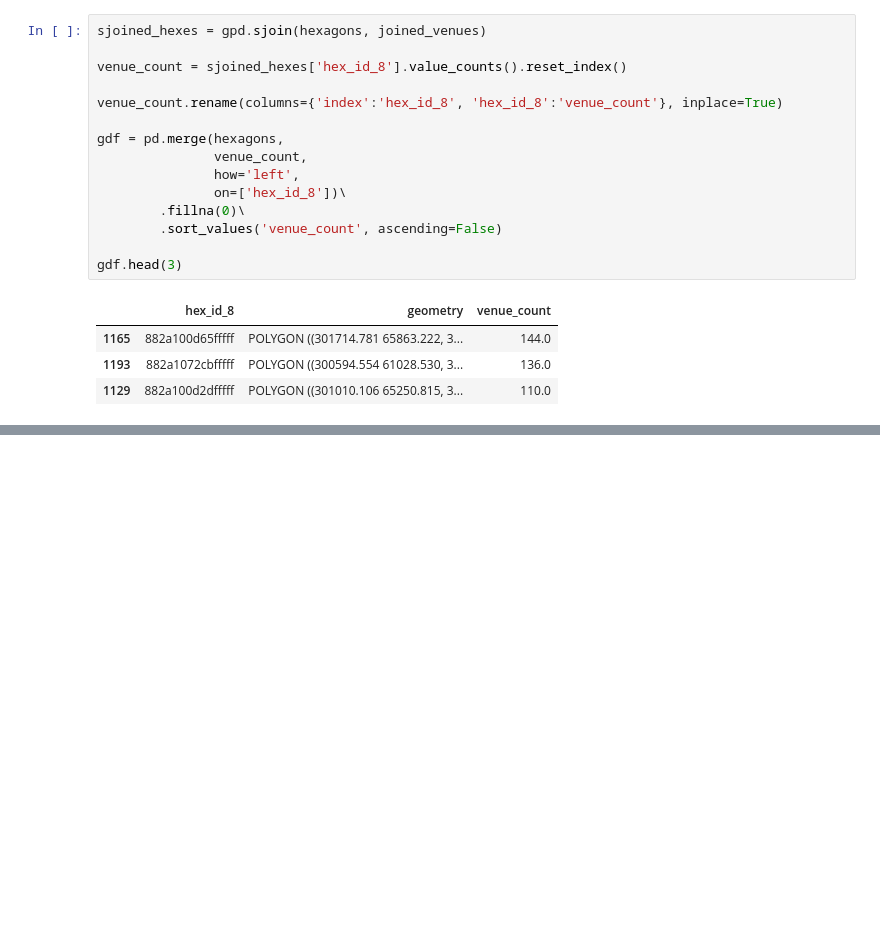
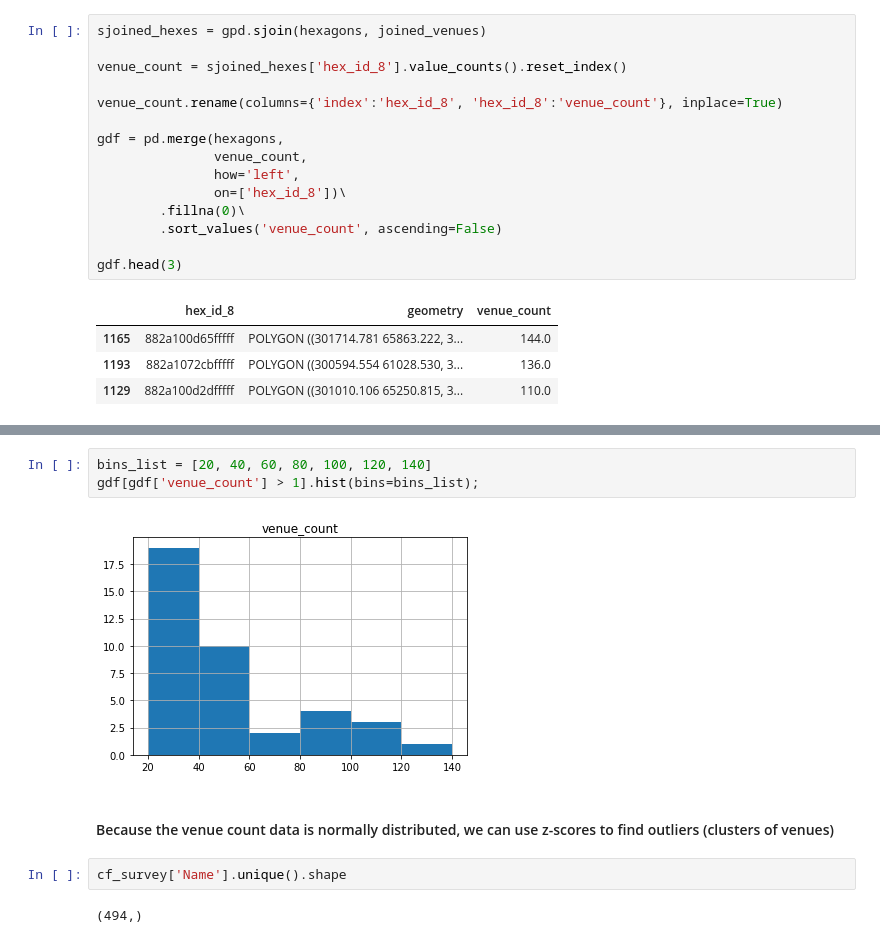
Before and after one commit to nlicalzi/mapping_nighttime_mobility, a Jupyter notebook: notebooks/venue_aggregation_and_cleaning.ipynb, the cells around one changed output, grey strips where cells are left out. Cells and saved outputs as stored; diff of their text form; blank space fills up the shorter version.

```diff
--- a/notebooks/venue_aggregation_and_cleaning.ipynb
+++ b/notebooks/venue_aggregation_and_cleaning.ipynb
@@ -155,0 +198,11 @@ out.head(3)
+# %%
+bins_list = [20, 40, 60, 80, 100, 120, 140]
+gdf[gdf['venue_count'] > 1].hist(bins=bins_list);
+# %% [output]
+[figure, added]
+# %% [markdown]
+#### Because the venue count data is normally distributed, we can use z-scores to find outliers (clusters of venues)
+# %%
+cf_survey['Name'].unique().shape
+# %% [output]
+(494,)
```
Also changed, not shown: parts of 8 cells of this notebook.
